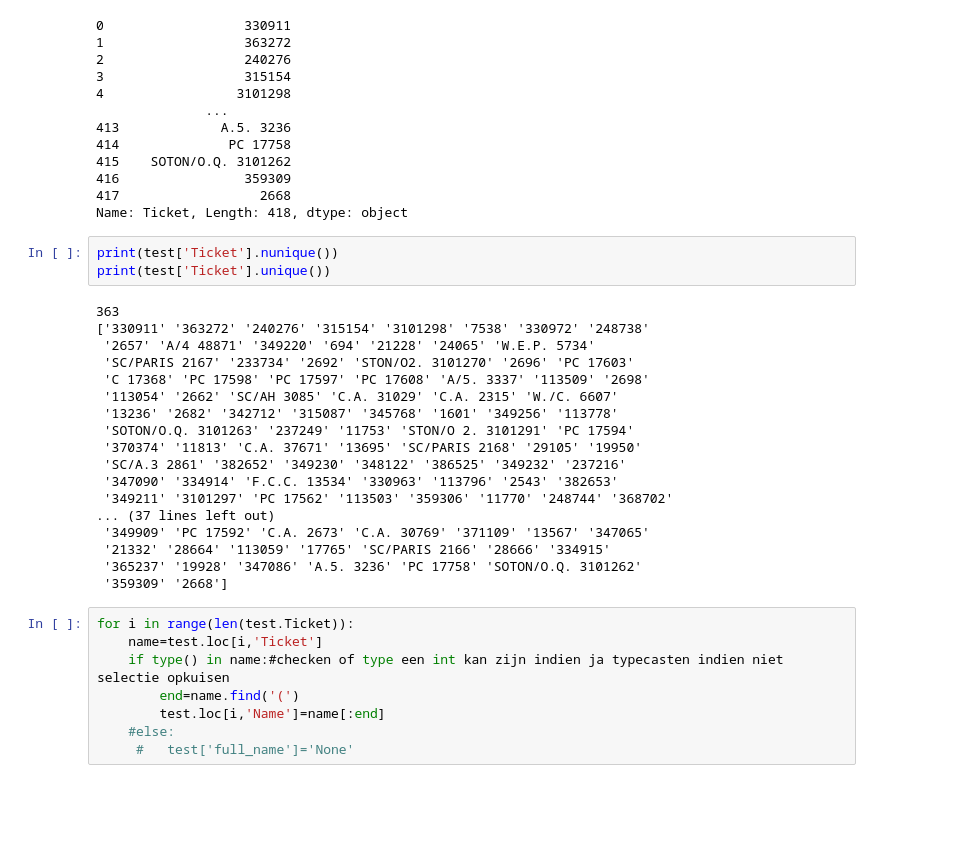
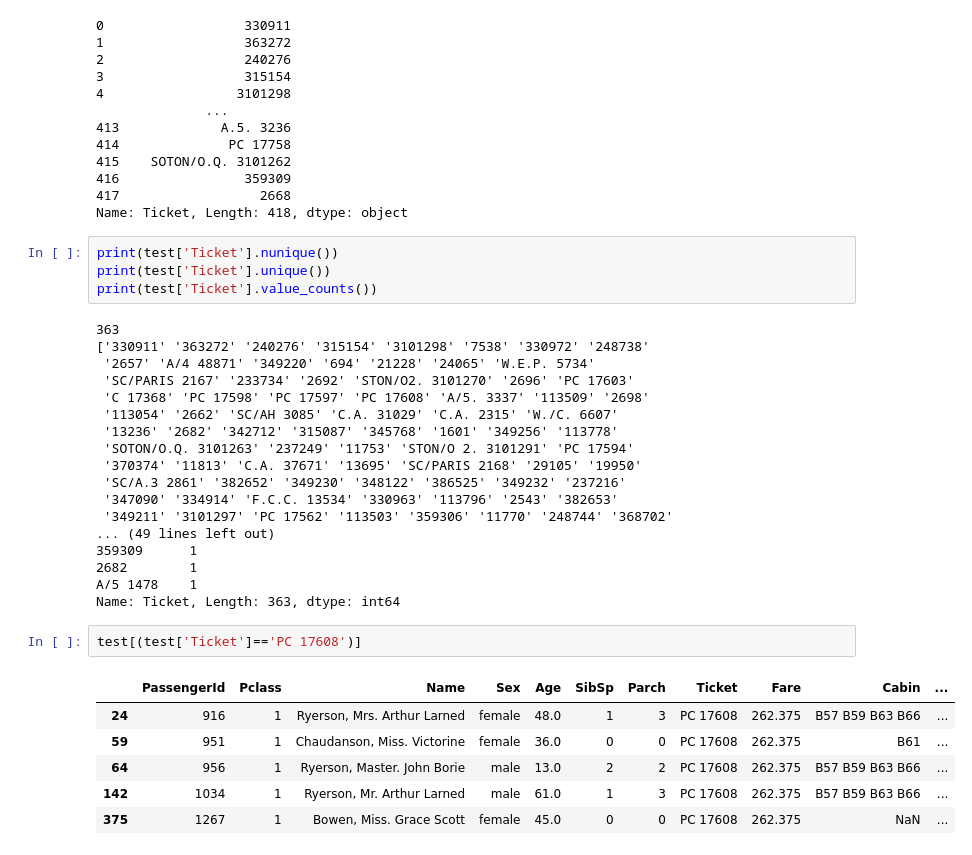
Before and after one commit to RegisSchulze/classification, a Jupyter notebook: 2.4.Drills_titanic.ipynb, the cells around one changed output. Cells and saved outputs as stored; diff of their text form; blank space fills up the shorter version.

```diff
--- a/2.4.Drills_titanic.ipynb
+++ b/2.4.Drills_titanic.ipynb
@@ -360,6 +452,7 @@ Name: Ticket, Length: 418, dtype: object
 # %%
 print(test['Ticket'].nunique())
 print(test['Ticket'].unique())
+print(test['Ticket'].value_counts())
 # %% [output]
 363
 ['330911' '363272' '240276' '315154' '3101298' '7538' '330972' '248738'
@@ -373,16 +466,17 @@ print(test['Ticket'].unique())
  'SC/A.3 2861' '382652' '349230' '348122' '386525' '349232' '237216'
  '347090' '334914' 'F.C.C. 13534' '330963' '113796' '2543' '382653'
  '349211' '3101297' 'PC 17562' '113503' '359306' '11770' '248744' '368702'
-... (37 lines left out)
- '349909' 'PC 17592' 'C.A. 2673' 'C.A. 30769' '371109' '13567' '347065'
- '21332' '28664' '113059' '17765' 'SC/PARIS 2166' '28666' '334915'
- '365237' '19928' '347086' 'A.5. 3236' 'PC 17758' 'SOTON/O.Q. 3101262'
- '359309' '2668']
+... (49 lines left out)
+359309      1
+2682        1
+A/5 1478    1
+Name: Ticket, Length: 363, dtype: int64
-# %%
-for i in range(len(test.Ticket)):
-    name=test.loc[i,'Ticket']
-    if type() in name:#checken of type een int kan zijn indien ja typecasten indien niet selectie opkuisen
-        end=name.find('(')
-        test.loc[i,'Name']=name[:end]
-    #else:
-     #   test['full_name']='None'
+# %%
+test[(test['Ticket']=='PC 17608')]
+# %% [output]
+|  | PassengerId | Pclass | Name | Sex | Age | SibSp | Parch | Ticket | Fare | Cabin | ... |
+| 24 | 916 | 1 | Ryerson, Mrs. Arthur Larned | female | 48.0 | 1 | 3 | PC 17608 | 262.375 | B57 B59 B63 B66 | ... |
+| 59 | 951 | 1 | Chaudanson, Miss. Victorine | female | 36.0 | 0 | 0 | PC 17608 | 262.375 | B61 | ... |
+| 64 | 956 | 1 | Ryerson, Master. John Borie | male | 13.0 | 2 | 2 | PC 17608 | 262.375 | B57 B59 B63 B66 | ... |
+| 142 | 1034 | 1 | Ryerson, Mr. Arthur Larned | male | 61.0 | 1 | 3 | PC 17608 | 262.375 | B57 B59 B63 B66 | ... |
+| 375 | 1267 | 1 | Bowen, Miss. Grace Scott | female | 45.0 | 0 | 0 | PC 17608 | 262.375 | NaN | ... |
```
Also changed, not shown: parts of 18 cells of this notebook, 1 other file.
